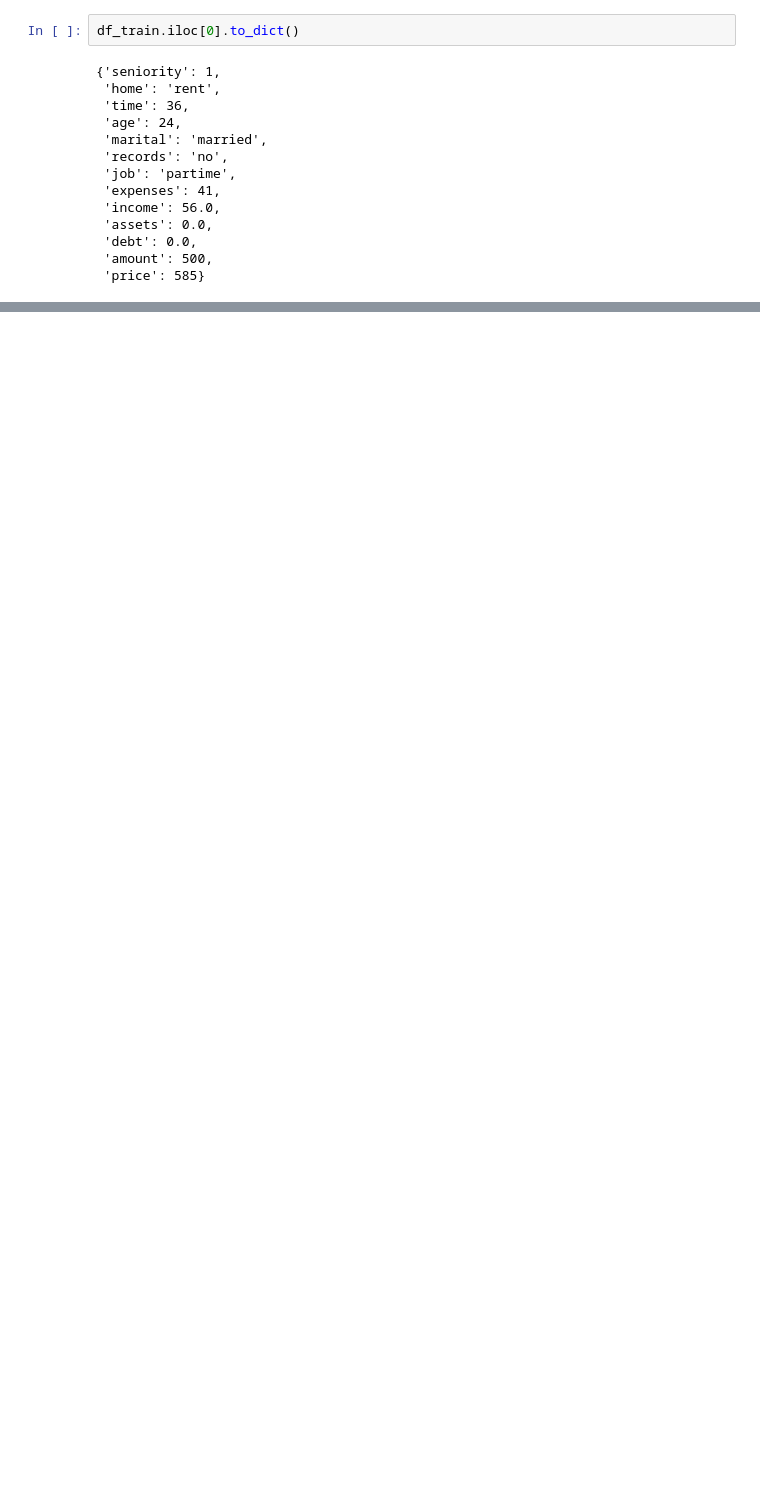
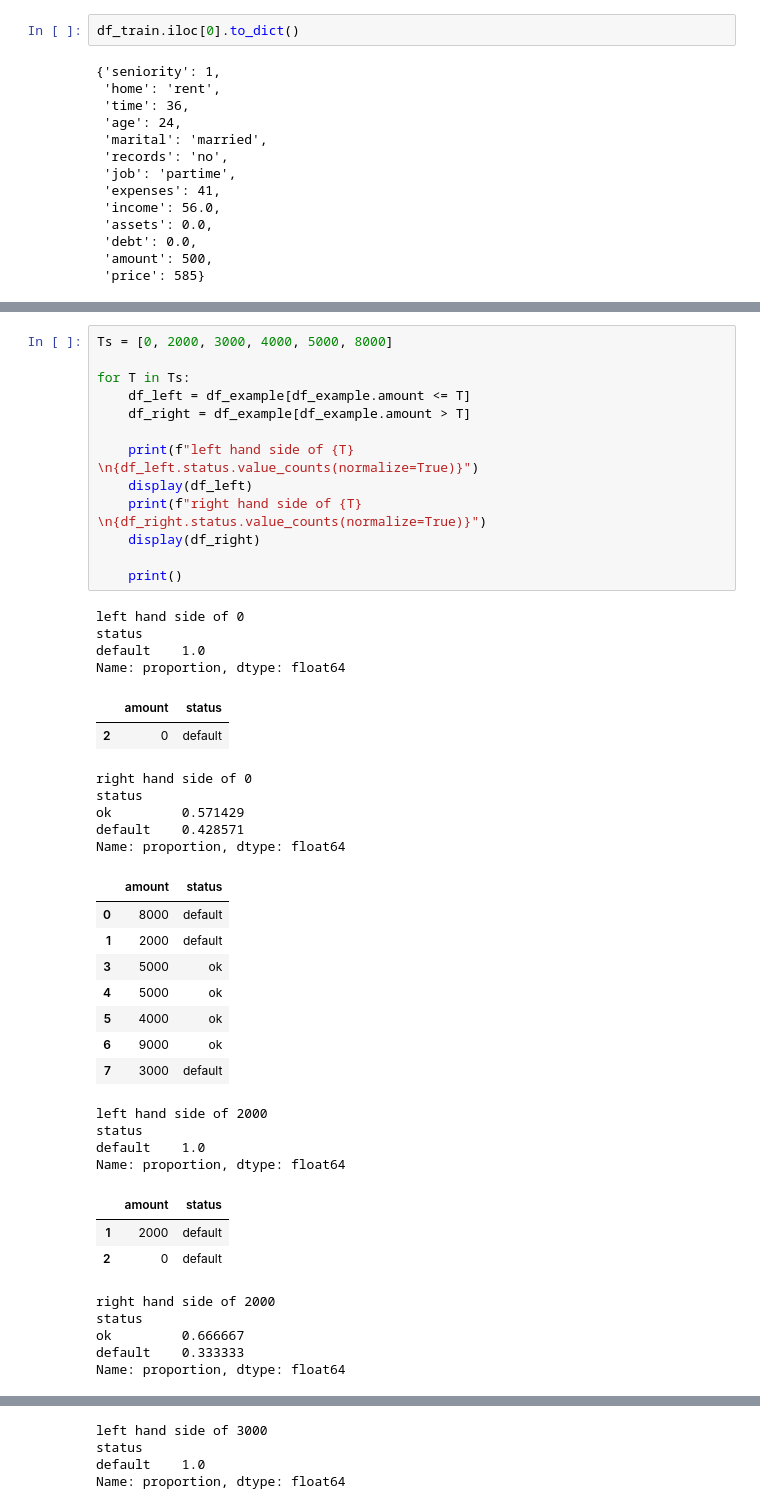
Before and after one commit to Jaykold/mlzoomcamp, a Jupyter notebook: week6/ML_zoomcamp_wk6.ipynb, the cells around one changed output, grey strips where cells are left out. Drawn from its saved outputs; the diff is of its cells as text; blank space fills up the shorter version.

```diff
--- a/week6/ML_zoomcamp_wk6.ipynb
+++ b/week6/ML_zoomcamp_wk6.ipynb
@@ -175,0 +278,45 @@ df_train.iloc[0].to_dict()
+# %%
+Ts = [0, 2000, 3000, 4000, 5000, 8000]
+
+for T in Ts:
+    df_left = df_example[df_example.amount <= T]
+    df_right = df_example[df_example.amount > T]
+
+    print(f"left hand side of {T} \n{df_left.status.value_counts(normalize=True)}")
+    display(df_left)
+    print(f"right hand side of {T} \n{df_right.status.value_counts(normalize=True)}")
+    display(df_right)
+
+    print()
+# %% [output]
+left hand side of 0
+status
+default    1.0
+Name: proportion, dtype: float64
+|  | amount | status |
+| 2 | 0 | default |
+right hand side of 0
+status
+ok         0.571429
+default    0.428571
+Name: proportion, dtype: float64
+|  | amount | status |
+| 0 | 8000 | default |
+| 1 | 2000 | default |
+| 3 | 5000 | ok |
+| 4 | 5000 | ok |
+| 5 | 4000 | ok |
+| 6 | 9000 | ok |
+| 7 | 3000 | default |
+left hand side of 2000
+status
+default    1.0
+Name: proportion, dtype: float64
+|  | amount | status |
+| 1 | 2000 | default |
+| 2 | 0 | default |
+right hand side of 2000
+status
+ok         0.666667
+default    0.333333
+Name: proportion, dtype: float64
@@ -175,0 +330,4 @@ df_train.iloc[0].to_dict()
+left hand side of 3000
+status
+default    1.0
+Name: proportion, dtype: float64
```
Also changed, not shown: parts of 22 cells of this notebook.
